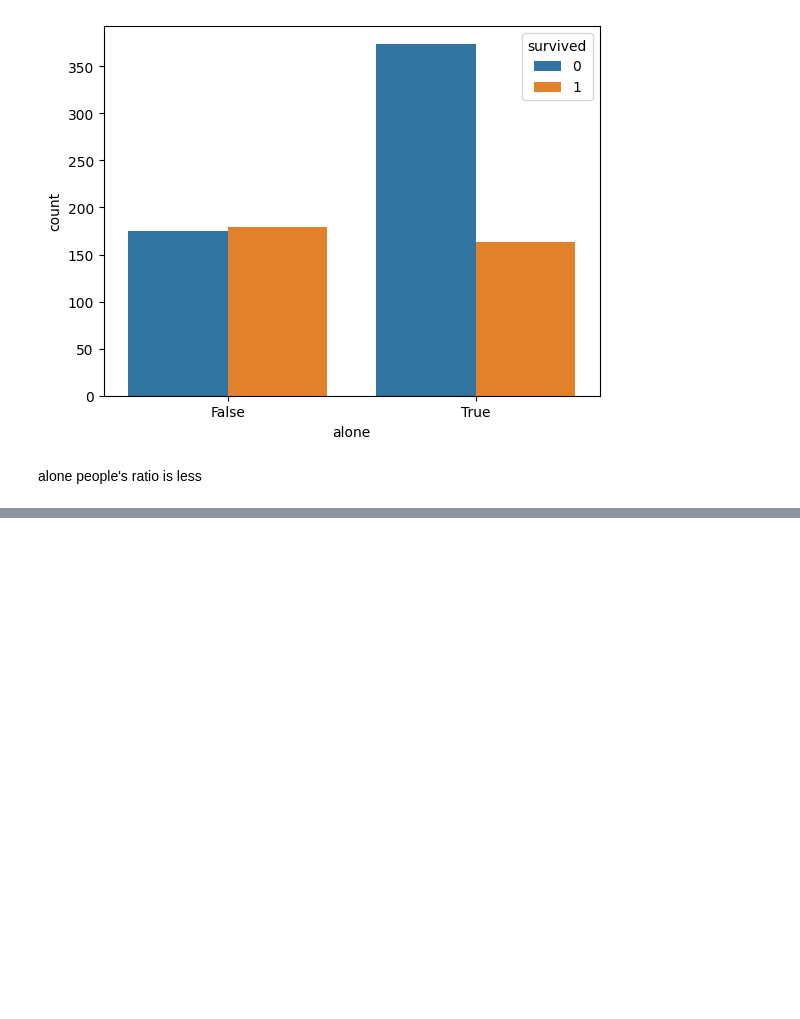
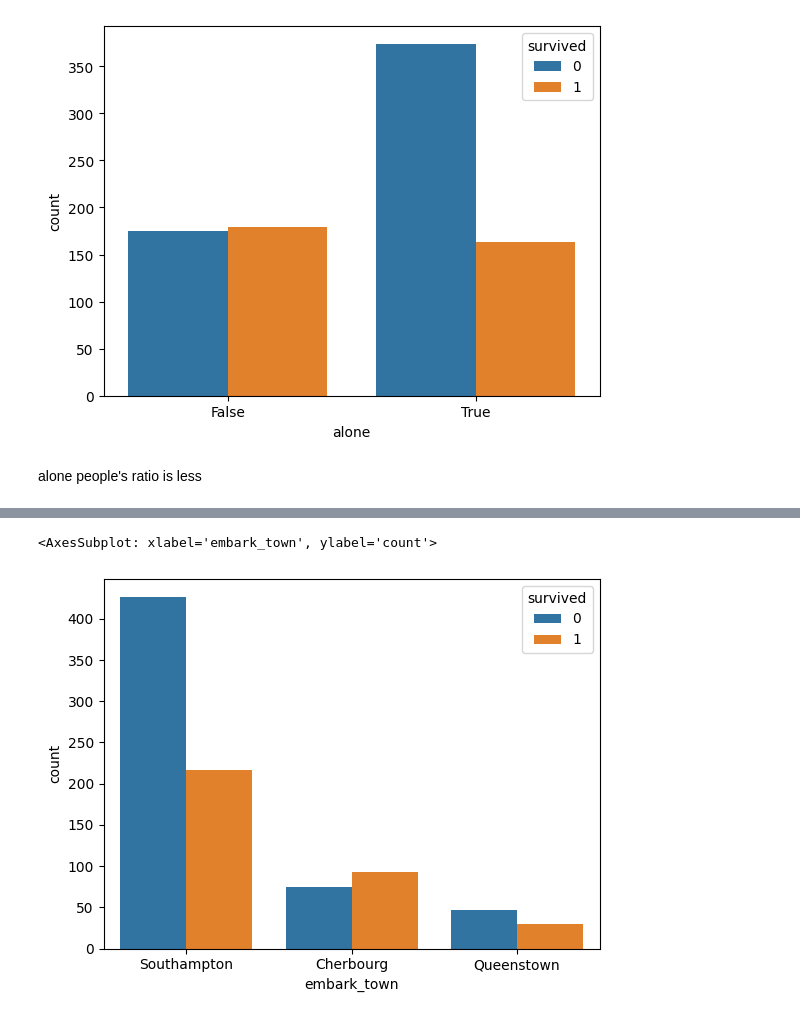
Before and after one commit to omkar-2483/DSML, a Jupyter notebook: 15.ipynb, the cells around one changed output, grey strips where cells are left out. Saved outputs shown, nothing was run; the diff lists cells and outputs as text; code cells hidden in the pictures; blank space fills up the shorter version.

```diff
--- a/15.ipynb
+++ b/15.ipynb
@@ -59,0 +68,5 @@ alone people's ratio is less
+# %%
+sns.countplot(data=df, x='embark_town', hue='survived')
+# %% [output]
+<AxesSubplot: xlabel='embark_town', ylabel='count'>
+[figure, added]
```
Also changed, not shown: parts of 3 cells of this notebook, 13 other files.
